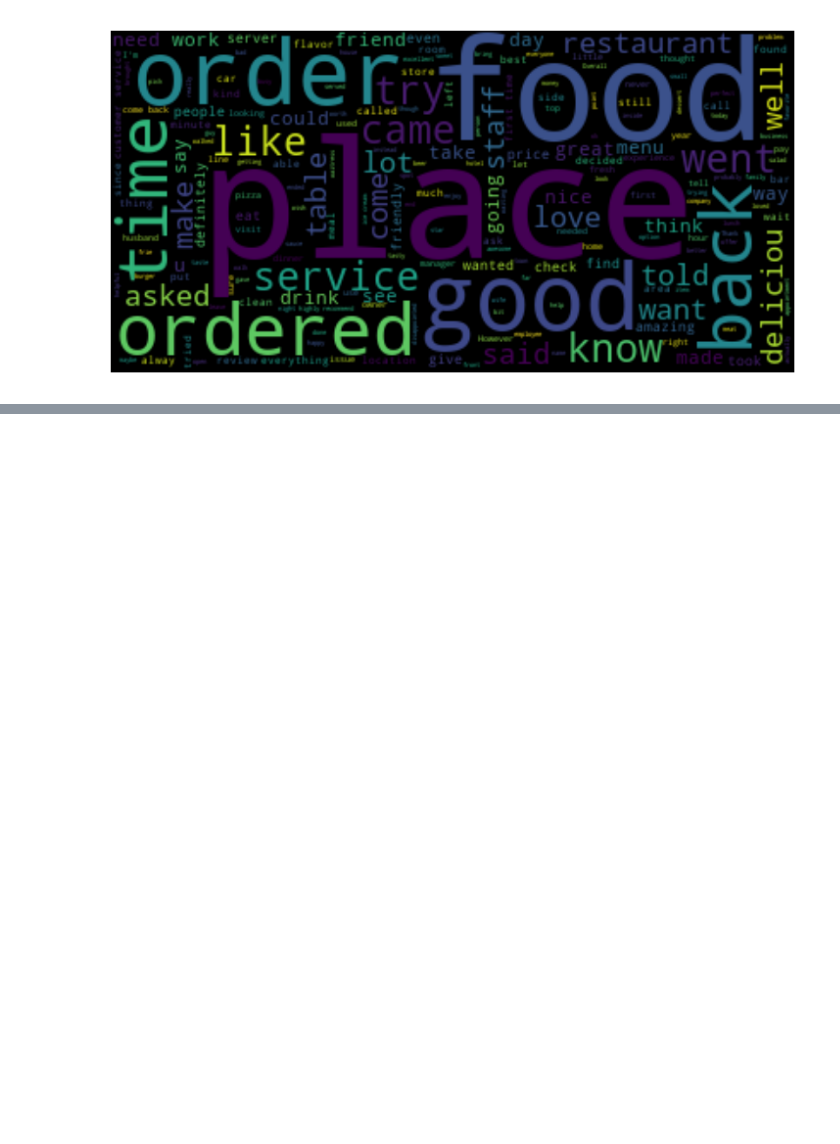
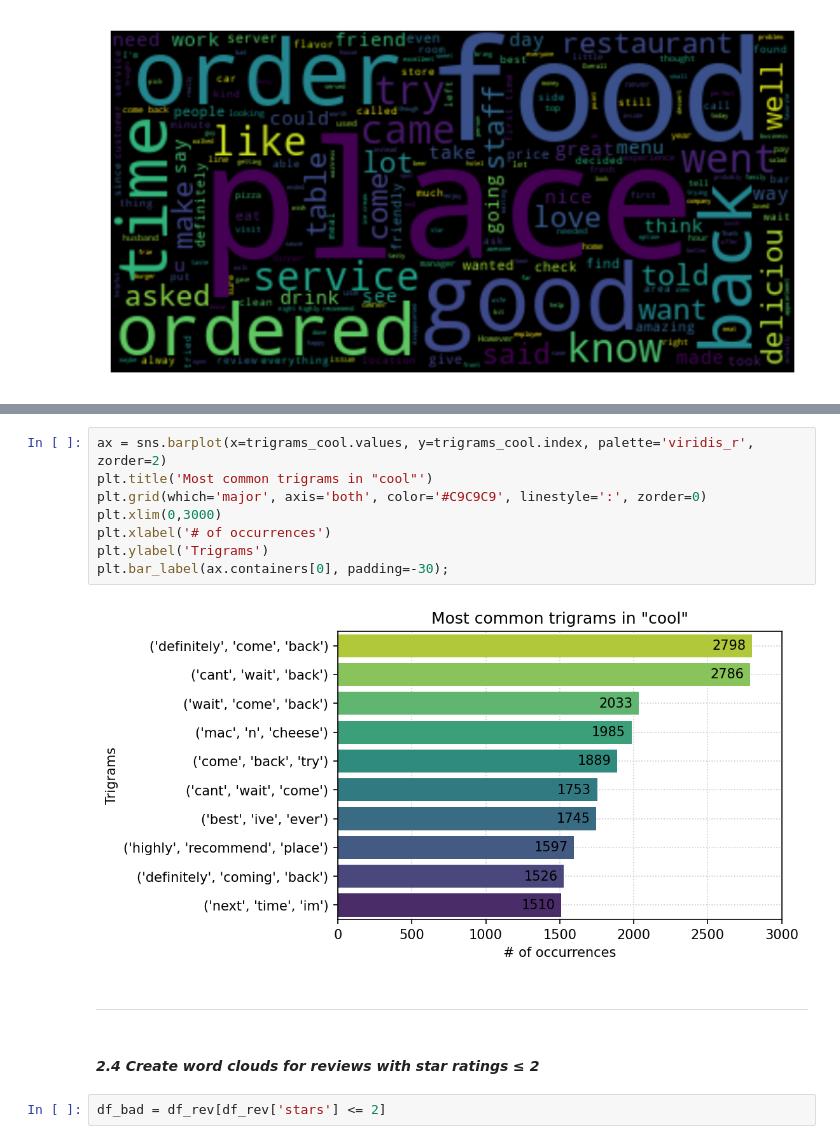
Before and after one commit to Jerwin87/Yelp-Capstone, a Jupyter notebook: notebooks/fb_EDA_Quality.ipynb, the cells around one changed output, grey strips where cells are left out. Cells and saved outputs as stored; diff of their text form; blank space fills up the shorter version.

```diff
--- a/notebooks/fb_EDA_Quality.ipynb
+++ b/notebooks/fb_EDA_Quality.ipynb
@@ -368,0 +355,16 @@ sns.countplot(data=trigrams_use, x=trigrams_use)
+# %%
+ax = sns.barplot(x=trigrams_cool.values, y=trigrams_cool.index, palette='viridis_r', zorder=2)
+plt.title('Most common trigrams in "cool"')
+plt.grid(which='major', axis='both', color='#C9C9C9', linestyle=':', zorder=0)
+plt.xlim(0,3000)
+plt.xlabel('# of occurrences')
+plt.ylabel('Trigrams')
+plt.bar_label(ax.containers[0], padding=-30);
+# %% [output]
+[figure, added]
+# %% [markdown]
+---
+# %% [markdown]
+#### ***2.4 Create word clouds for reviews with star ratings ≤ 2***
+# %%
+df_bad = df_rev[df_rev['stars'] <= 2]
```
Also changed, not shown: parts of 18 cells of this notebook.
